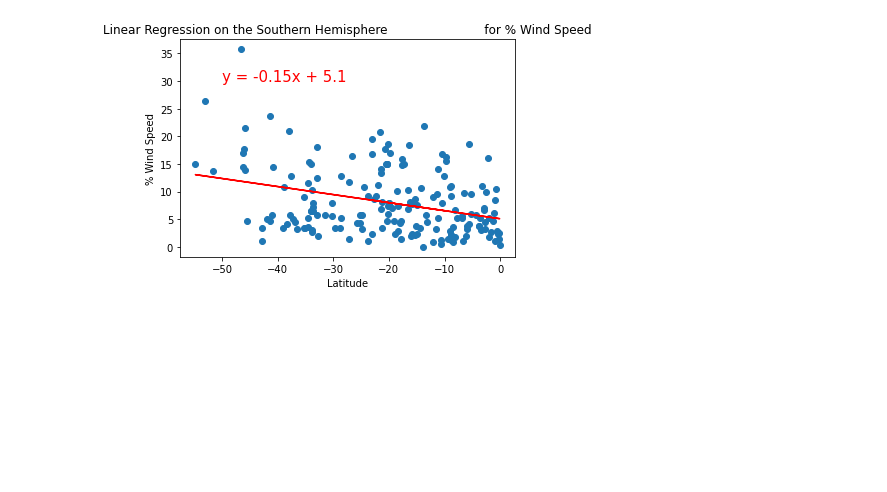
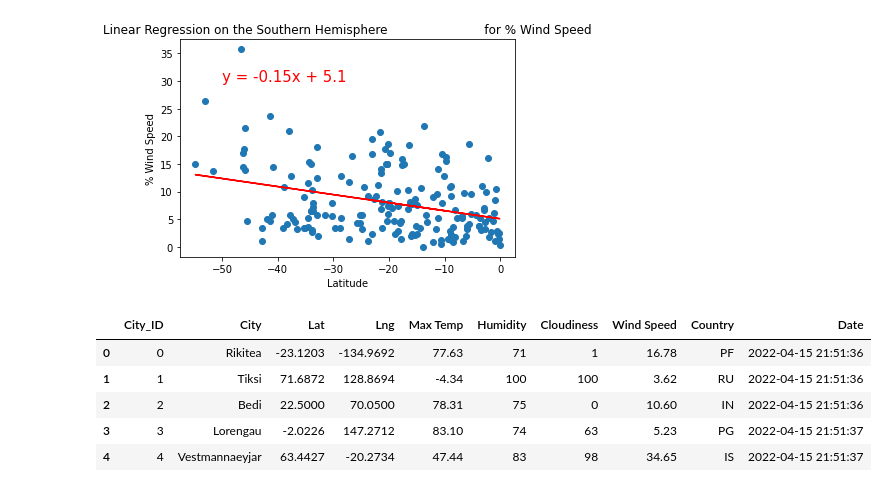
Before and after one commit to KathleenYager/World_Weather_Analysis, a Jupyter notebook: WeatherPy.ipynb, the cells around one changed output. Cells and saved outputs as stored; diff of their text form; code cells hidden in the pictures; blank space fills up the shorter version.

```diff
--- a/WeatherPy.ipynb
+++ b/WeatherPy.ipynb
@@ -443,0 +451,11 @@ plot_linear_regression(x_values, y_values,
+# %%
+# Store the CSV you saved created in part one into a DataFrame.
+city_data_df = pd.read_csv("weather_data/cities.csv")
+city_data_df.head()
+# %% [output]
+|  | City_ID | City | Lat | Lng | Max Temp | Humidity | Cloudiness | Wind Speed | Country | Date |
+| 0 | 0 | Rikitea | -23.1203 | -134.9692 | 77.63 | 71 | 1 | 16.78 | PF | 2022-04-15 21:51:36 |
+| 1 | 1 | Tiksi | 71.6872 | 128.8694 | -4.34 | 100 | 100 | 3.62 | RU | 2022-04-15 21:51:36 |
+| 2 | 2 | Bedi | 22.5000 | 70.0500 | 78.31 | 75 | 0 | 10.60 | IN | 2022-04-15 21:51:36 |
+| 3 | 3 | Lorengau | -2.0226 | 147.2712 | 83.10 | 74 | 63 | 5.23 | PG | 2022-04-15 21:51:37 |
+| 4 | 4 | Vestmannaeyjar | 63.4427 | -20.2734 | 47.44 | 83 | 98 | 34.65 | IS | 2022-04-15 21:51:37 |
```
Also changed, not shown: parts of 15 cells of this notebook, 3 other files.
